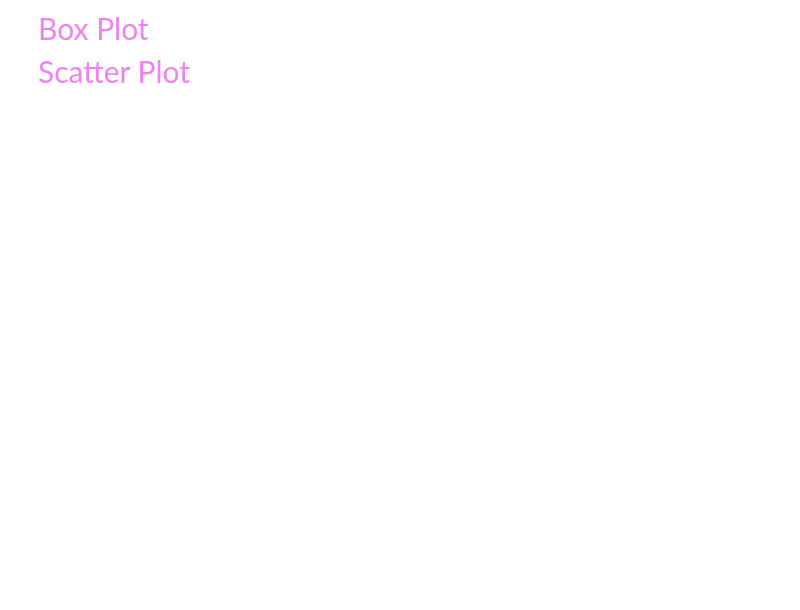
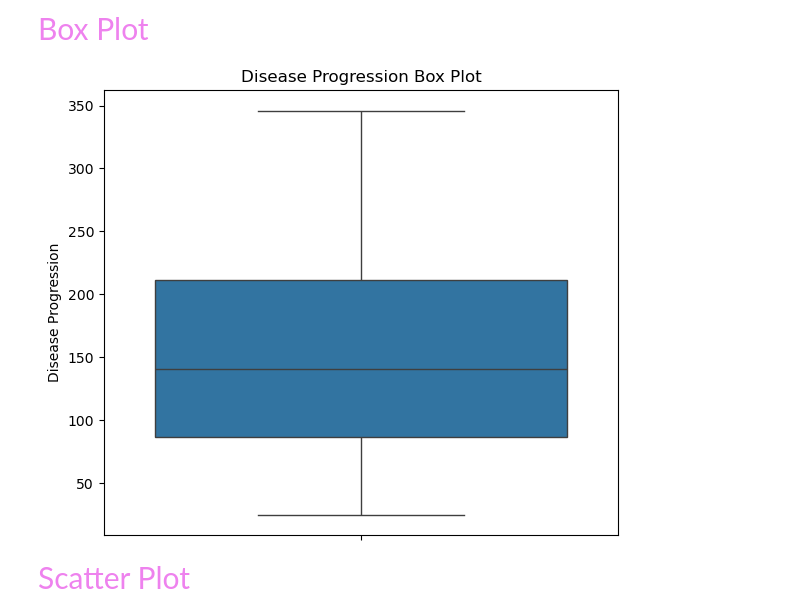
Before and after one commit to PriyaDharshini-2404/Aenexz_Internship, a Jupyter notebook: Diabetes_Progression_Prediction_Final_v4.ipynb, the cells around one changed output. Drawn from its saved outputs; the diff is of its cells as text; code cells hidden in the pictures; blank space fills up the shorter version.

```diff
--- a/Diabetes_Progression_Prediction_Final_v4.ipynb
+++ b/Diabetes_Progression_Prediction_Final_v4.ipynb
@@ -270,13 +279,19 @@ fig.show()
 # %% [markdown]
 <p style="color:Violet; font-family: ComicScansMS; font-size: 30px;"> Box Plot
 # %%
-fig = px.box(
-    df,
-    y="Disease_Progression",
-    title="Disease Progression Box Plot"
+plt.figure(figsize=(6, 5))
+
+sns.boxplot(
+    y=df["Disease_Progression"]
 )
 
-fig.show()
+plt.title("Disease Progression Box Plot")
+plt.ylabel("Disease Progression")
+
+plt.tight_layout()
+plt.show()
+# %% [output]
+[figure, added]
 # %% [markdown]
 <p style="color:Violet; font-family: ComicScansMS; font-size: 30px;"> Scatter Plot
 # %%
```
Also changed, not shown: parts of 2 cells of this notebook.
